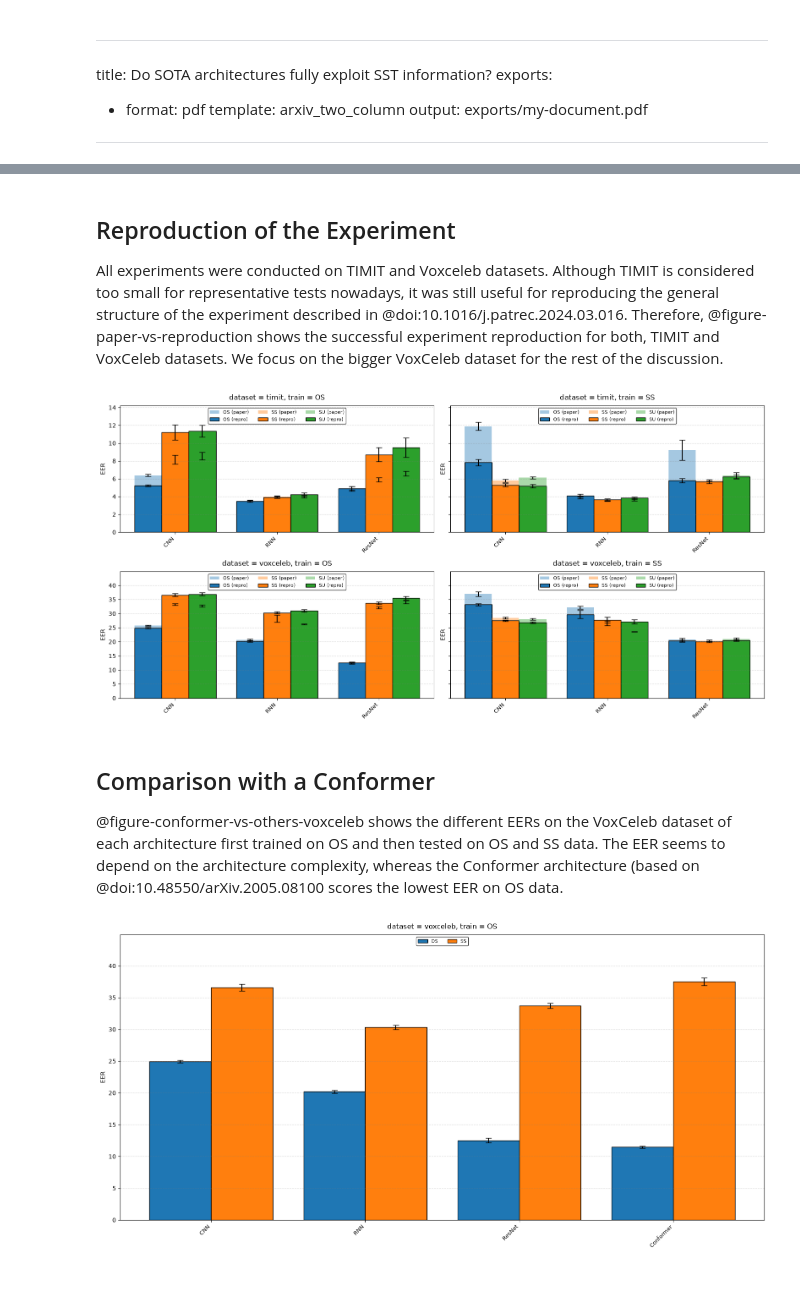
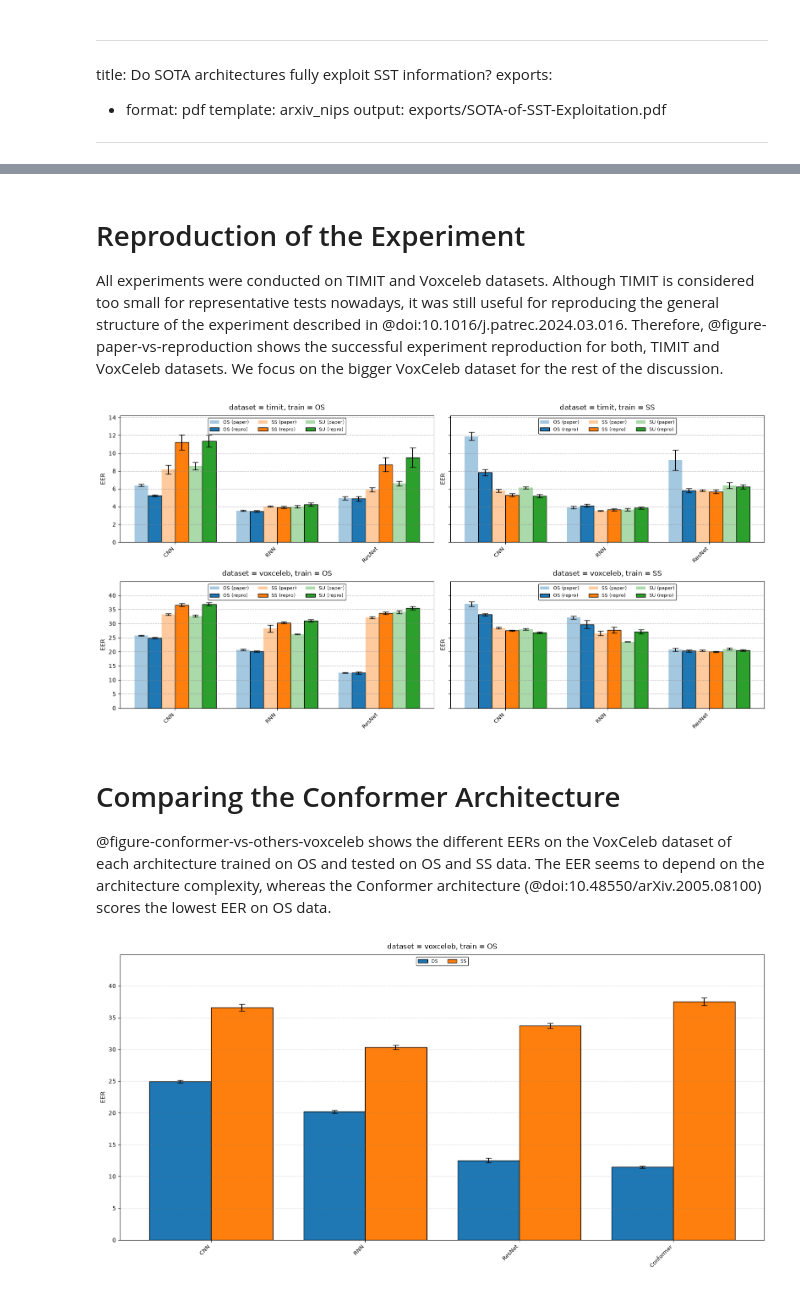
Before and after one commit to sage-diarization/Speaker-Recognition-Supra-Segmental-Temporal-Features, a Jupyter notebook: doc/speaker-verification.ipynb, the cells around one changed output, grey strips where cells are left out. Saved outputs shown, nothing was run; the diff lists cells and outputs as text; code cells hidden in the pictures.

```diff
--- a/doc/speaker-verification.ipynb
+++ b/doc/speaker-verification.ipynb
@@ -3,8 +3,8 @@
 title: Do SOTA architectures fully exploit SST information?
 exports:
   - format: pdf
-    template: arxiv_two_column
-    output: exports/my-document.pdf
+    template: arxiv_nips
+    output: exports/SOTA-of-SST-Exploitation.pdf
 ---
 # %%
 import numpy as np
@@ -49,7 +49,7 @@ df_repro
 | 46 | zctctcwk | ResNet-voxceleb-SS/intermediate | voxceleb | ResNet | SS | SS | 20.042300 | 0.220900 |
 | 47 | zctctcwk | ResNet-voxceleb-SS/intermediate | voxceleb | ResNet | SS | SU | 20.470700 | 0.271000 |
 # %% [markdown]
-## Reproduction of the Experiment
+# Reproduction of the Experiment
 
 All experiments were conducted on TIMIT and Voxceleb datasets. Although TIMIT is considered too small for representative tests nowadays, it was still useful for reproducing the general structure of the experiment described in @doi:10.1016/j.patrec.2024.03.016. Therefore, @figure-paper-vs-reproduction shows the successful experiment reproduction for both, TIMIT and VoxCeleb datasets. We focus on the bigger VoxCeleb dataset for the rest of the discussion.
 # %%
@@ -95,7 +95,7 @@ for dataset in datasets:
 
 # Determine bar width based on number of test strategies
 n_test = len(test_strategies)
-bar_width = 0.8 / n_test
+bar_width = 0.8 / (n_test * 2)
 
 # Plot for each dataset and training strategy
 for i, dataset in enumerate(datasets):
@@ -122,7 +122,8 @@ for i, dataset in enumerate(datasets):
 
         # Plot each test strategy
         for k, test_strategy in enumerate(test_strategies):
-            offset = (k - (n_test - 1) / 2) * bar_width
+            paper_offset = (k * 2 - (n_test * 2 - 1) / 2) * bar_width
+            repro_offset = (k * 2 + 1 - (n_test * 2 - 1) / 2) * bar_width
 
             # Paper shadow bars
             paper_arch_to_eer = {}
@@ -139,7 +140,7 @@ for i, dataset in enumerate(datasets):
             paper_x, paper_means_filt, paper_stds_filt = [], [], []
             for idx, (mean, std) in enumerate(zip(paper_means, paper_stds)):
                 if mean is not None:
-                    paper_x.append(x[idx] + offset)
+                    paper_x.append(x[idx] + paper_offset)
                     paper_means_filt.append(mean)
                     paper_stds_filt.append(std)
 
@@ -149,40 +150,40 @@ for i, dataset in enumerate(datasets):
                        color=colors[test_strategy],
                        alpha=0.4, edgecolor='none',
                        label=f'{test_strategy} (paper)')
 
             # Repro solid bars
             test_data_repro = subset_repro[subset_repro['test_strategy'] == test_strategy]
             arch_to_eer = {}
             arch_to_std = {}
             for _, row in test_data_repro.iterrows():
                 arch_to_eer[row['architecture']] = row['eer_mean']
                 arch_to_std[row['architecture']] = row['eer_std']
 
             eer_means = [arch_to_eer.get(arch, 0) for arch in subset_architectures]
             eer_stds = [arch_to_std.get(arch, 0) for arch in subset_architectures]
 
-            ax.bar(x + offset, eer_means, bar_width,
+            ax.bar(x + repro_offset, eer_means, bar_width,
                    yerr=eer_stds, capsize=5,
                    color=colors[test_strategy],
                    alpha=1.0, edgecolor='black',
                    label=labels[test_strategy])
 
         # Customize plot
         ax.set_title(f'dataset = {dataset}, train = {train_strategy}', fontsize=12, pad=10)
         ax.set_ylabel('EER', fontsize=10)
         ax.set_ylim(0, dataset_max[dataset])
         ax.set_xticks(x)
         ax.set_xticklabels(subset_architectures, rotation=45, ha='right', fontsize=9)
-        ax.grid(axis='y', alpha=0.3, linestyle='--')
+        ax.grid(axis='y', alpha=0.6, linestyle='--')
         ax.legend(loc='upper center', fontsize=8, ncol=len(test_strategies))
 
 plt.tight_layout()
 # %% [output]
-[figure, old version]
+[figure, new version]
 # %% [markdown]
-## Comparison with a Conformer
+# Comparing the Conformer Architecture
 
-@figure-conformer-vs-others-voxceleb shows the different EERs on the VoxCeleb dataset of each architecture first trained on OS and then tested on OS and SS data. The EER seems to depend on the architecture complexity, whereas the Conformer architecture (based on @doi:10.48550/arXiv.2005.08100 scores the lowest EER on OS data.
+@figure-conformer-vs-others-voxceleb shows the different EERs on the VoxCeleb dataset of each architecture trained on OS and tested on OS and SS data. The EER seems to depend on the architecture complexity, whereas the Conformer architecture (@doi:10.48550/arXiv.2005.08100) scores the lowest EER on OS data.
 # %%
 #| label: figure-conformer-vs-others-voxceleb
 #| caption: EER depends on architecture complexity; The most complex architecture (Conformer) scores the lowest EER on OS data.
```
Also changed, not shown: parts of 3 cells of this notebook.
